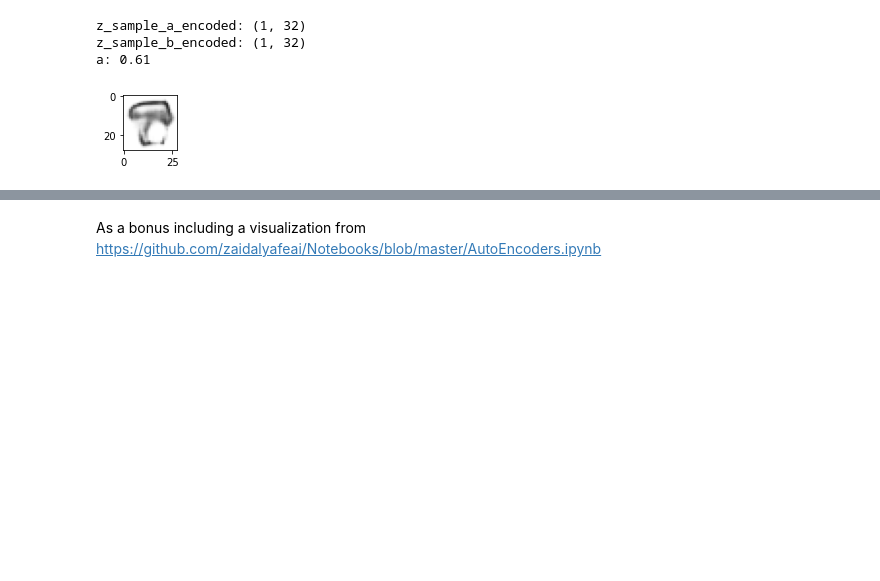
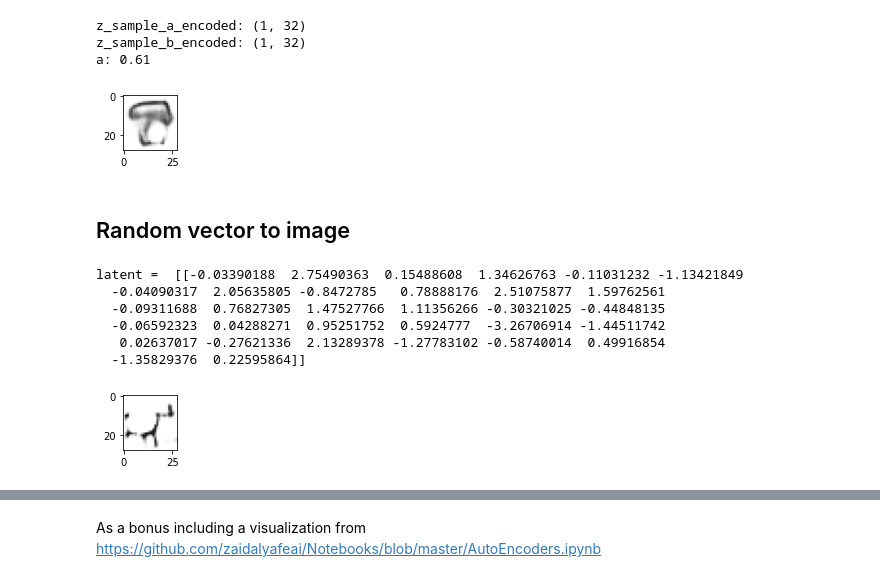
Before and after one commit to previtus/cci_exploring_machine_intelligence, a Jupyter notebook: week05_generative-models/ml05_convolutional_VAE.ipynb, the cells around one changed output, grey strips where cells are left out. Saved outputs shown, nothing was run; the diff lists cells and outputs as text; code cells hidden in the pictures; blank space fills up the shorter version.

```diff
--- a/week05_generative-models/ml05_convolutional_VAE.ipynb
+++ b/week05_generative-models/ml05_convolutional_VAE.ipynb
@@ -472,3 +472,22 @@ z_sample_a_encoded: (1, 32)
 z_sample_b_encoded: (1, 32)
 a: 0.61
 [figure]
+# %% [markdown]
+## Random vector to image
+# %%
+# Random latent
+latent = np.random.randn(1, 32)
+print("latent = ",latent)
+
+image = decoder.predict(latent)
+image = image.reshape((28,28))
+
+plot_single(image)
+# %% [output]
+latent =  [[-0.03390188  2.75490363  0.15488608  1.34626763 -0.11031232 -1.13421849
+  -0.04090317  2.05635805 -0.8472785   0.78888176  2.51075877  1.59762561
+  -0.09311688  0.76827305  1.47527766  1.11356266 -0.30321025 -0.44848135
+  -0.06592323  0.04288271  0.95251752  0.5924777  -3.26706914 -1.44511742
+   0.02637017 -0.27621336  2.13289378 -1.27783102 -0.58740014  0.49916854
+  -1.35829376  0.22595864]]
+[figure, added]
```
Also changed, not shown: parts of 4 cells of this notebook.
